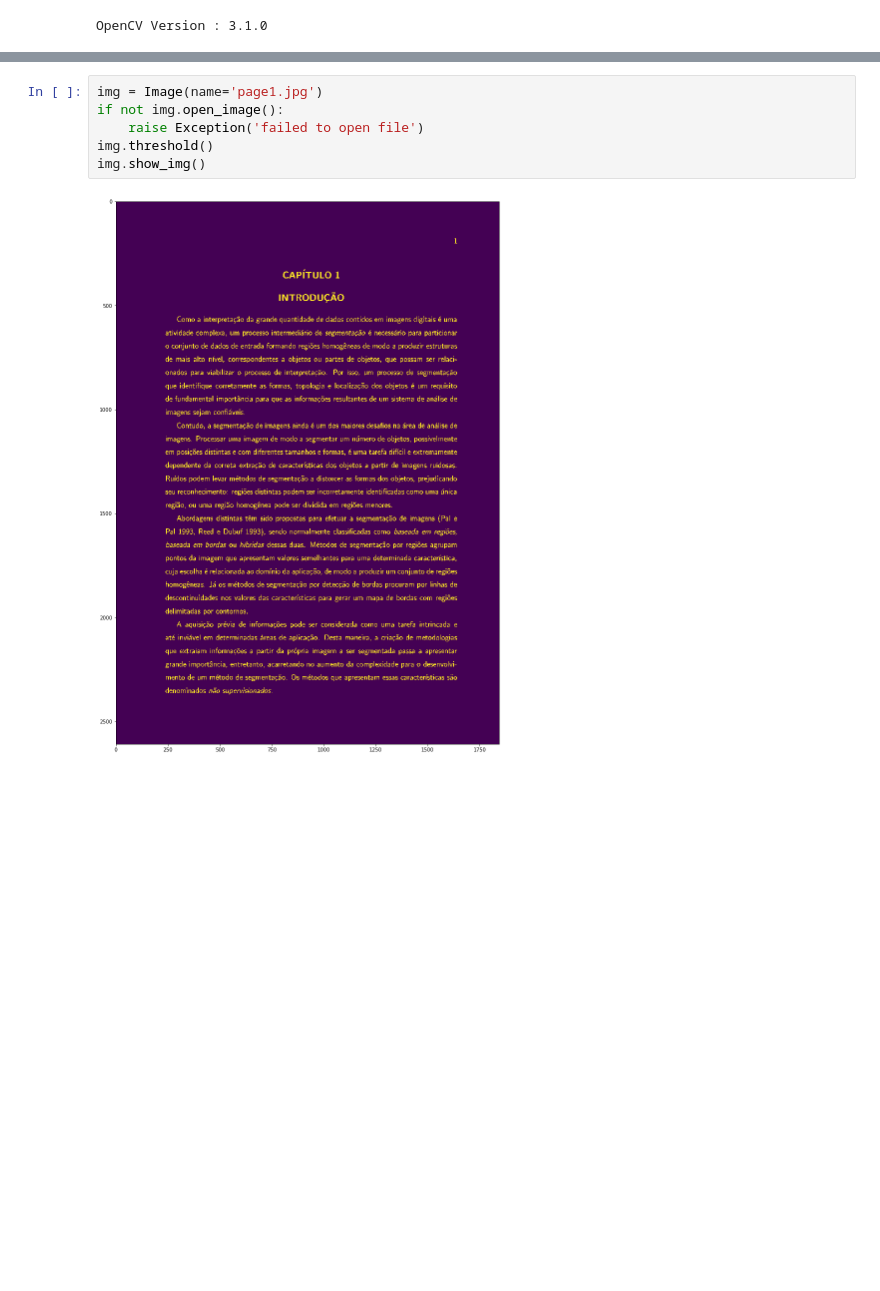
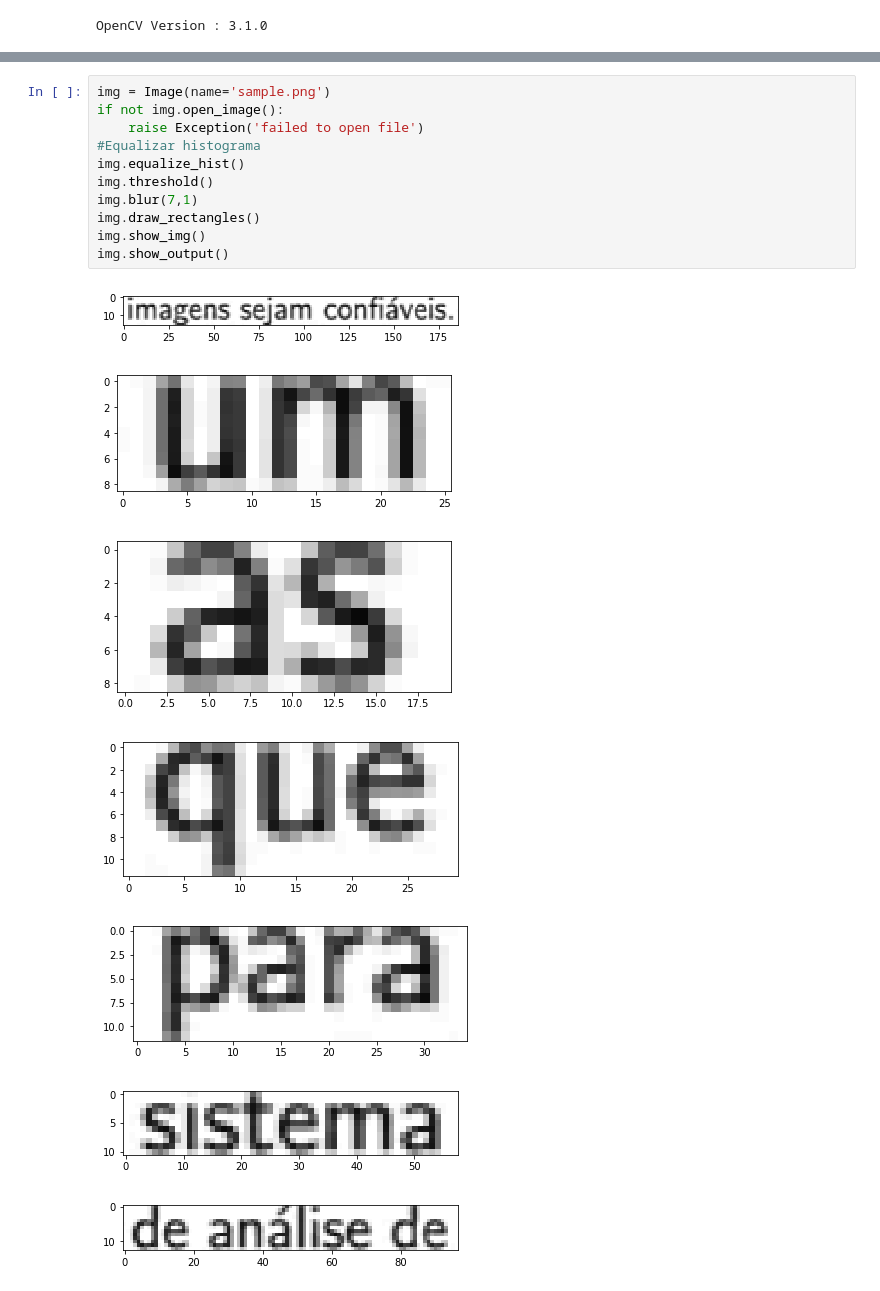
Before and after one commit to ignitz/2017_1_dcc030_icv, a Jupyter notebook: tp3/src/TP3_Yuri_Diego_Santos_Niitsuma_2011039023.ipynb, the cells around one changed output, grey strips where cells are left out. Drawn from its saved outputs; the diff is of its cells as text; blank space fills up the shorter version.

```diff
--- a/tp3/src/TP3_Yuri_Diego_Santos_Niitsuma_2011039023.ipynb
+++ b/tp3/src/TP3_Yuri_Diego_Santos_Niitsuma_2011039023.ipynb
@@ -160,8 +215,19 @@ Seguem testes nos arquivos **page1.jpg** e **page2.jpg**.
 # %%
-img = Image(name='page1.jpg')
+img = Image(name='sample.png')
 if not img.open_image():
     raise Exception('failed to open file')
+#Equalizar histograma
+img.equalize_hist()
 img.threshold()
+img.blur(7,1)
+img.draw_rectangles()
 img.show_img()
+img.show_output()
 # %% [output]
-[figure, old version]
+[figure, new version]
+[figure, added]
+[figure, added]
+[figure, added]
+[figure, added]
+[figure, added]
+[figure, added]
```
Also changed, not shown: parts of 18 cells of this notebook, 1 other file.
